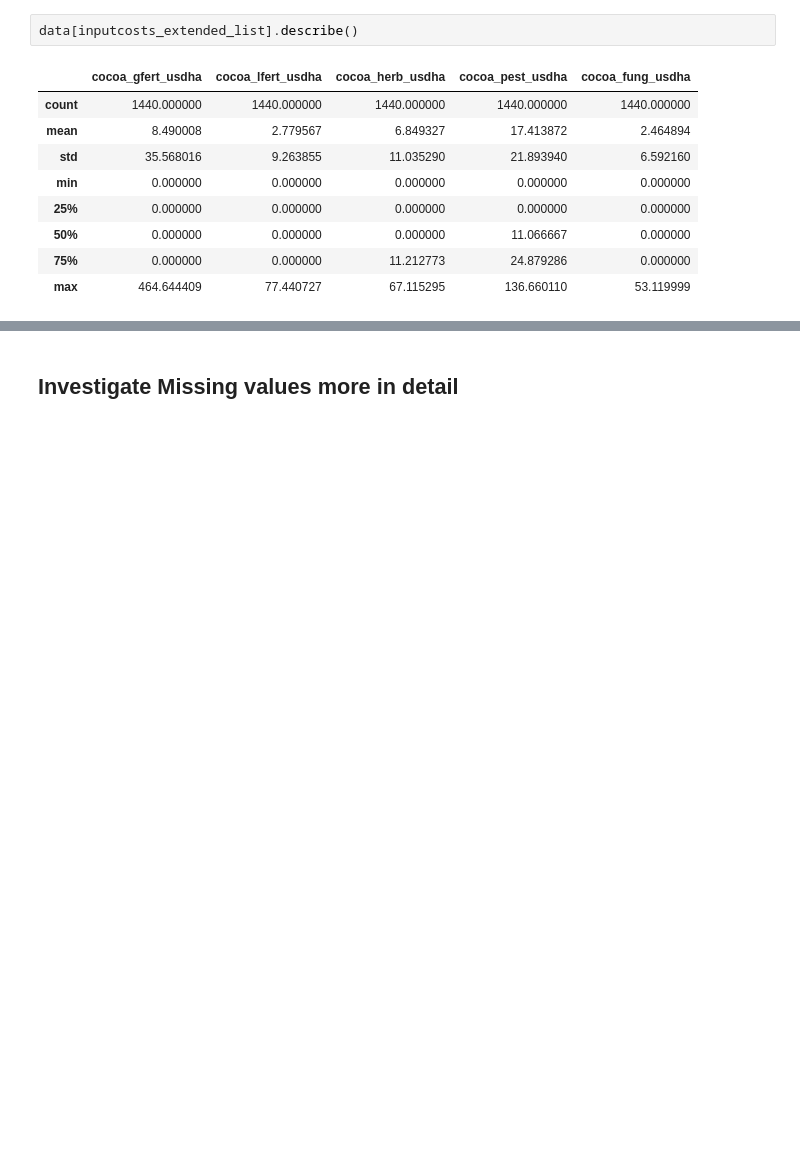
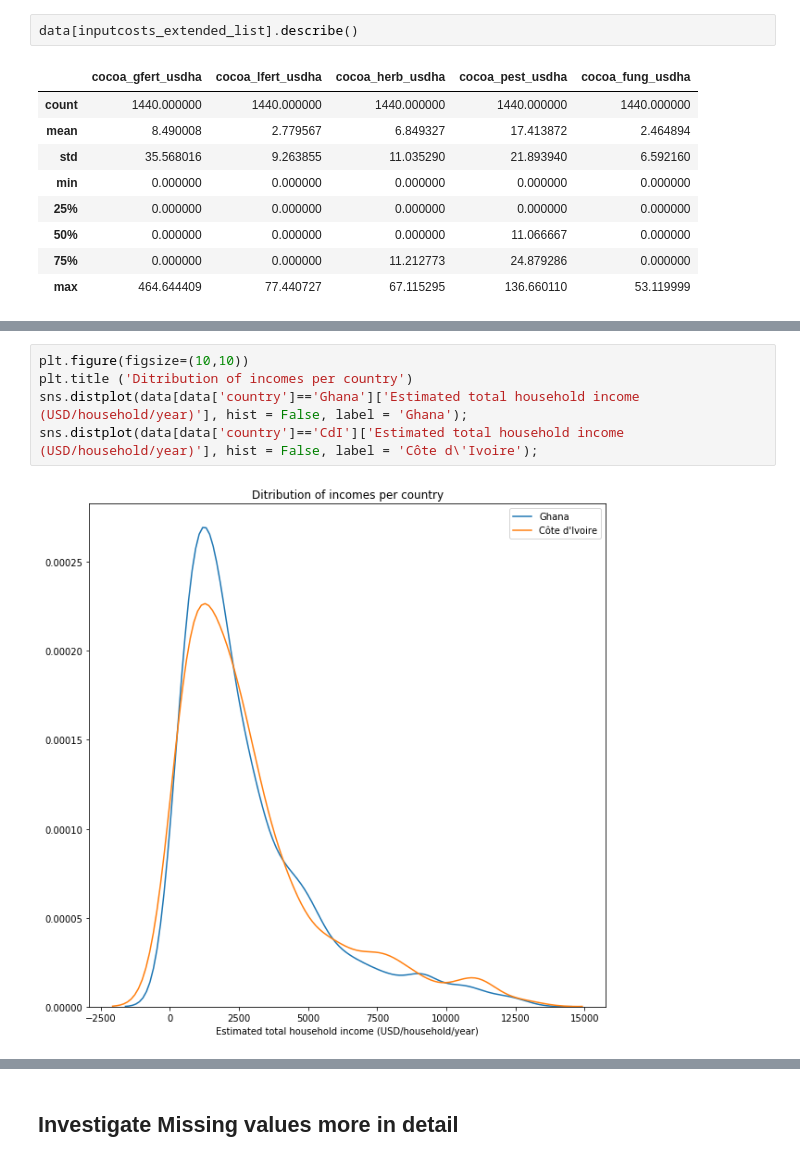
Before and after one commit to mtyszler/LivingIncomeModel, a Jupyter notebook: LivingIncomeAnalysis.ipynb, the cells around one changed output, grey strips where cells are left out. Drawn from its saved outputs; the diff is of its cells as text; blank space fills up the shorter version.

```diff
--- a/LivingIncomeAnalysis.ipynb
+++ b/LivingIncomeAnalysis.ipynb
@@ -586,0 +732,7 @@ data[inputcosts_extended_list].describe()
+# %%
+plt.figure(figsize=(10,10))
+plt.title ('Ditribution of incomes per country')
+sns.distplot(data[data['country']=='Ghana']['Estimated total household income (USD/household/year)'], hist = False, label = 'Ghana');
+sns.distplot(data[data['country']=='CdI']['Estimated total household income (USD/household/year)'], hist = False, label = 'Côte d\'Ivoire');
+# %% [output]
+[figure, added]
```
Also changed, not shown: parts of 79 cells of this notebook.
